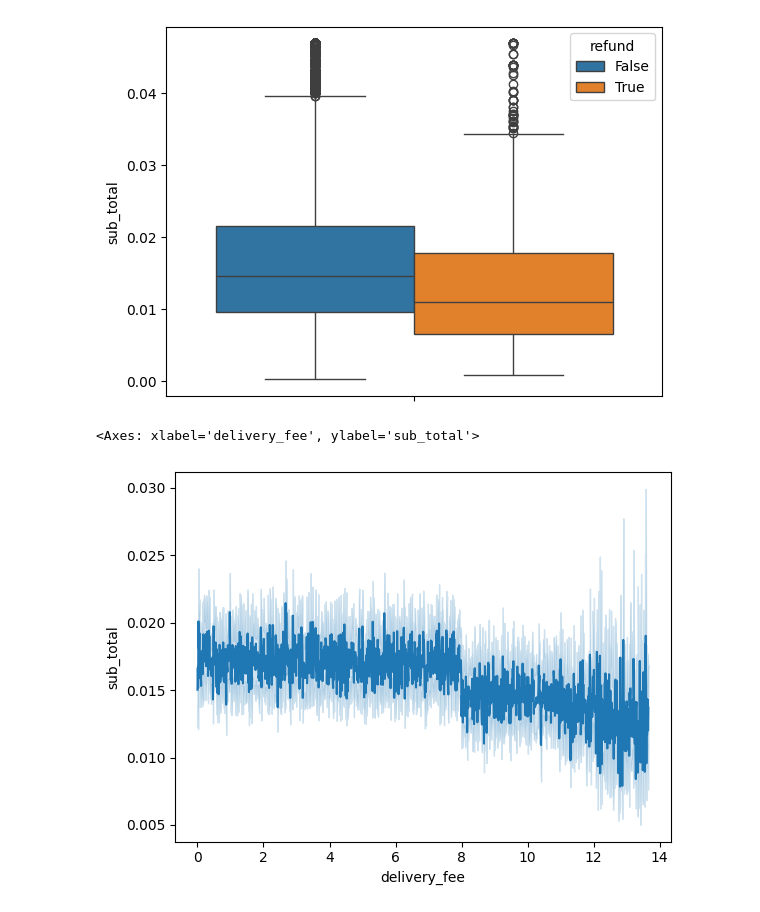
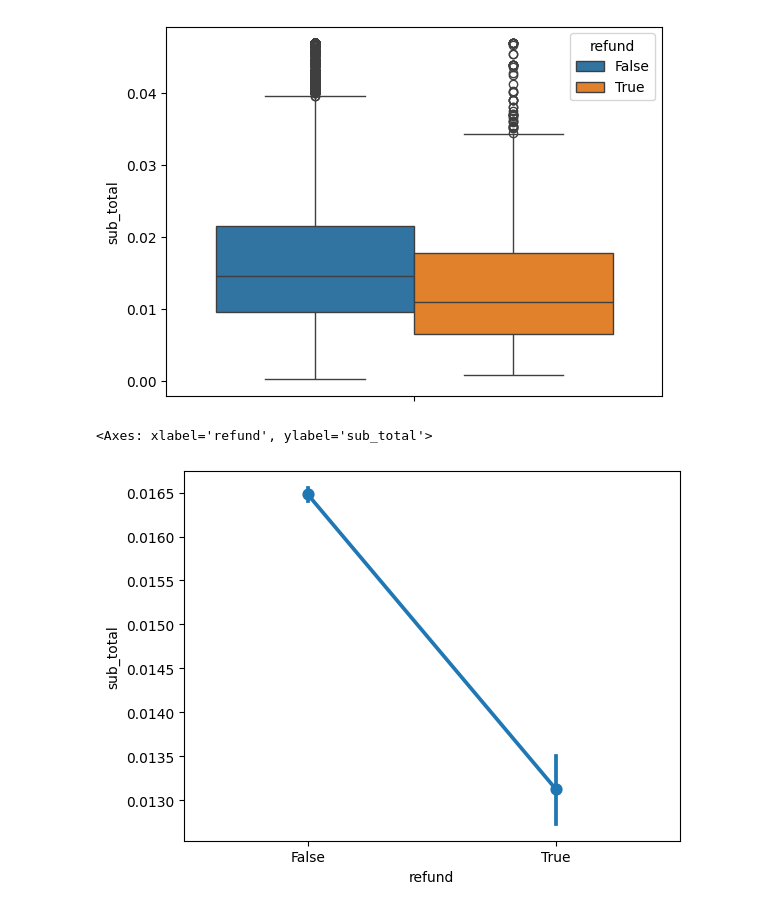
Before and after one commit to PigStep/ML-Delivery-Refund-Research, a Jupyter notebook: notebook/notebook.ipynb, the cells around one changed output. Cells and saved outputs as stored; diff of their text form; code cells hidden in the pictures.

```diff
--- a/notebook/notebook.ipynb
+++ b/notebook/notebook.ipynb
@@ -406,8 +445,8 @@ sns.boxplot(delivery_data, y="sub_total", hue="refund")
 # %% [output]
 <Axes: ylabel='sub_total'>
 [figure]
-# %%
-sns.ecdfplot(delivery_data,x="tip", hue="refund")
-# %% [output]
-<Axes: xlabel='delivery_fee', ylabel='sub_total'>
-[figure, removed]
+# %%
+sns.pointplot(delivery_data, y="sub_total",x="refund")
+# %% [output]
+<Axes: xlabel='refund', ylabel='sub_total'>
+[figure, added]
```
Also changed, not shown: parts of 20 cells of this notebook.
